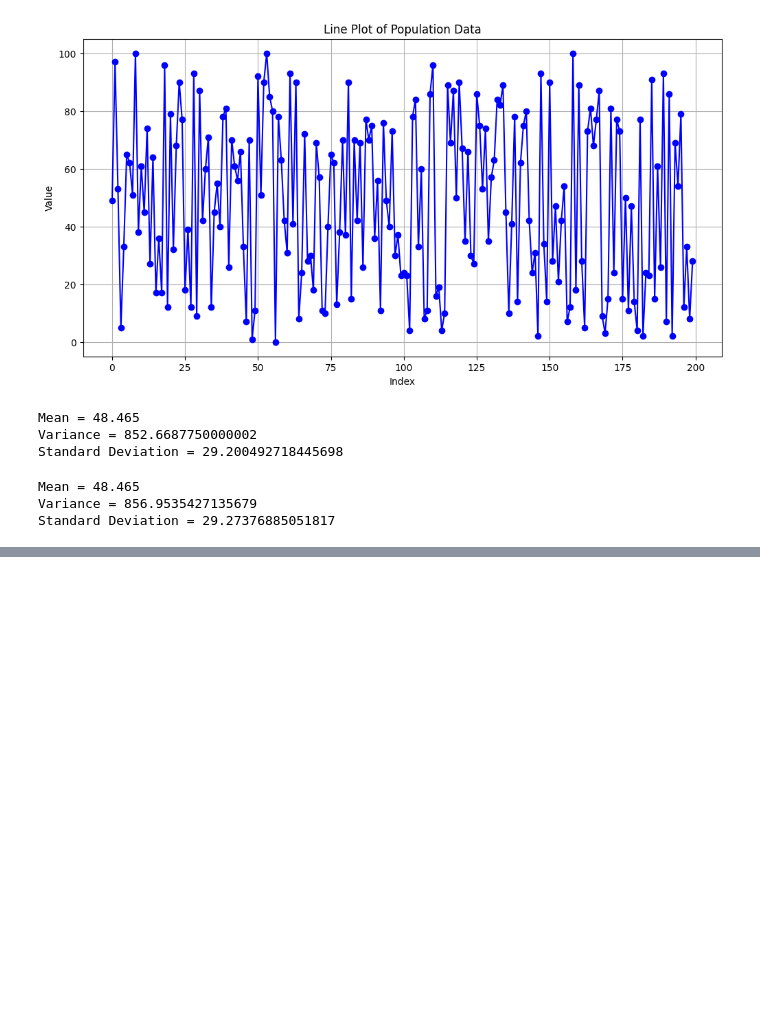
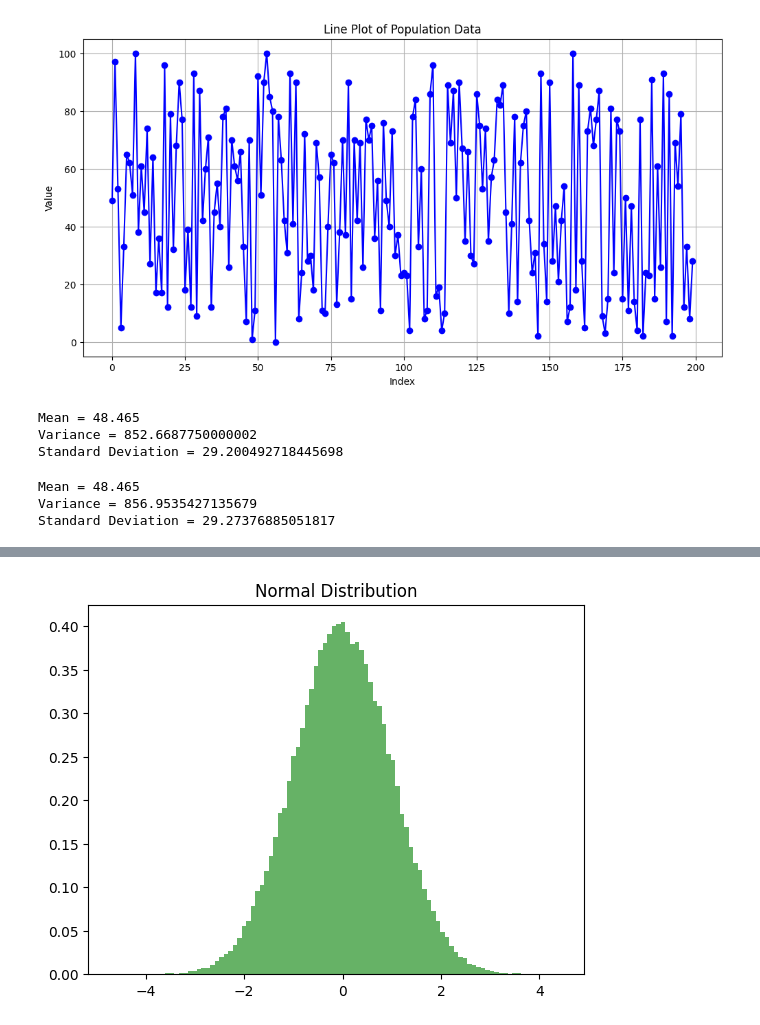
Before and after one commit to younis-ali/data-science-maths, a Jupyter notebook: Essential_Math_for_DS_Thomas_Nield.ipynb, the cells around one changed output, grey strips where cells are left out. Saved outputs shown, nothing was run; the diff lists cells and outputs as text; code cells hidden in the pictures; blank space fills up the shorter version.

Commit message:
Topic: Normal Distribution

```diff
--- a/Essential_Math_for_DS_Thomas_Nield.ipynb
+++ b/Essential_Math_for_DS_Thomas_Nield.ipynb
@@ -199,0 +216,21 @@ Standard Deviation = 29.27376885051817
+# %%
+############ Normal distribution ###########
+
+import numpy as np
+import matplotlib.pyplot as plt
+
+# Standard normal distribution
+
+mean = 0
+std = 1
+num_samples = 100000
+
+samples = np.random.normal(mean, std, num_samples)
+
+# Plot the histogram of the samples
+plt.hist(samples, bins=100, density=True, alpha=0.6, color='g')
+plt.title("Normal Distribution")
+
+plt.show()
+# %% [output]
+[figure, added]
```
Also changed, not shown: parts of 3 cells of this notebook.
